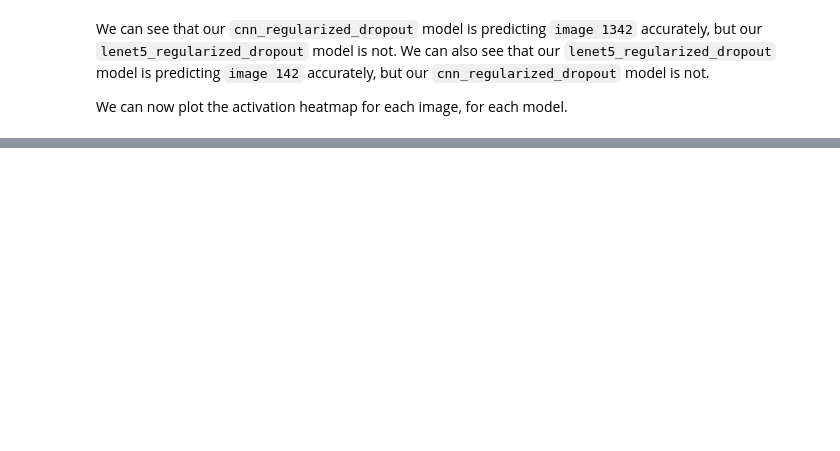
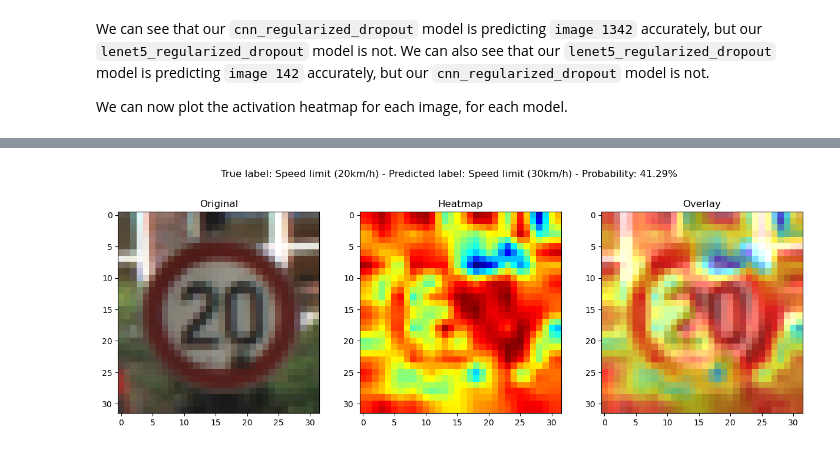
Before and after one commit to sjmfirestone/comp-4449-midterm-rtfs, a Jupyter notebook: main.ipynb, the cells around one changed output, grey strips where cells are left out. Saved outputs shown, nothing was run; the diff lists cells and outputs as text; code cells hidden in the pictures; blank space fills up the shorter version.

```diff
--- a/main.ipynb
+++ b/main.ipynb
@@ -1154,0 +1250,5 @@ new_model.evaluate(test_images_P, test_labels, verbose=2)
+# %%
+cam_cnn_b = GradCAM(cnn_regularized_dropout, i_cnn_predictions_b, layerName="conv2d_1")
+plot_activation_heatmap(cam_cnn_b, test_image_b, true_label_b, label_cnn_predictions_b, pred_accuracy_cnn_b)
+# %% [output]
+[figure, added]
```
Also changed, not shown: parts of 36 cells of this notebook.
